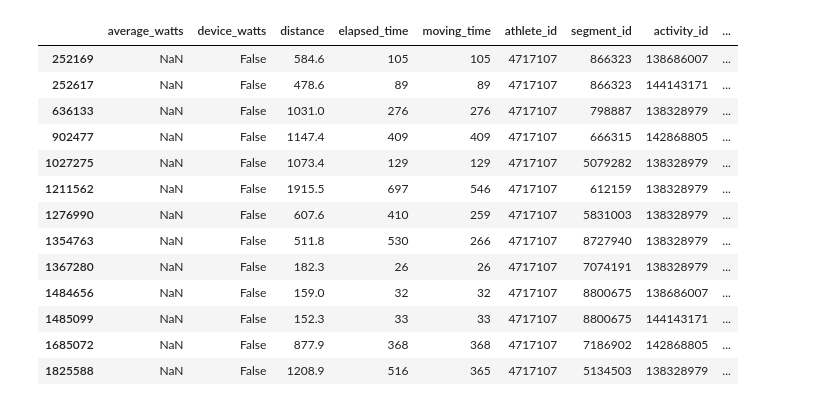
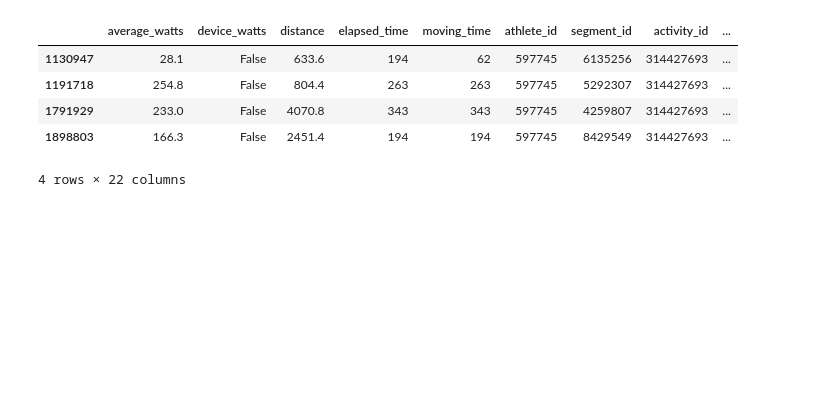
Before and after one commit to Ultramann/Stravaboards, a Jupyter notebook: modeling/model_introspection.ipynb, the cells around one changed output. Drawn from its saved outputs; the diff is of its cells as text; code cells hidden in the pictures; blank space fills up the shorter version.

```diff
--- a/modeling/model_introspection.ipynb
+++ b/modeling/model_introspection.ipynb
@@ -83,20 +101,12 @@ vm.plot_ratings(segment_ratings)
 # %%
-df.query('athlete_id == 4717107')
+df.query('athlete_id == 597745')
 # %% [output]
 |  | average_watts | device_watts | distance | elapsed_time | moving_time | athlete_id | segment_id | activity_id | ... |
-| 252169 | NaN | False | 584.6 | 105 | 105 | 4717107 | 866323 | 138686007 | ... |
-| 252617 | NaN | False | 478.6 | 89 | 89 | 4717107 | 866323 | 144143171 | ... |
-| 636133 | NaN | False | 1031.0 | 276 | 276 | 4717107 | 798887 | 138328979 | ... |
-| 902477 | NaN | False | 1147.4 | 409 | 409 | 4717107 | 666315 | 142868805 | ... |
-| 1027275 | NaN | False | 1073.4 | 129 | 129 | 4717107 | 5079282 | 138328979 | ... |
-| 1211562 | NaN | False | 1915.5 | 697 | 546 | 4717107 | 612159 | 138328979 | ... |
-| 1276990 | NaN | False | 607.6 | 410 | 259 | 4717107 | 5831003 | 138328979 | ... |
-| 1354763 | NaN | False | 511.8 | 530 | 266 | 4717107 | 8727940 | 138328979 | ... |
-| 1367280 | NaN | False | 182.3 | 26 | 26 | 4717107 | 7074191 | 138328979 | ... |
-| 1484656 | NaN | False | 159.0 | 32 | 32 | 4717107 | 8800675 | 138686007 | ... |
-| 1485099 | NaN | False | 152.3 | 33 | 33 | 4717107 | 8800675 | 144143171 | ... |
-| 1685072 | NaN | False | 877.9 | 368 | 368 | 4717107 | 7186902 | 142868805 | ... |
-| 1825588 | NaN | False | 1208.9 | 516 | 365 | 4717107 | 5134503 | 138328979 | ... |
+| 1130947 | 28.1 | False | 633.6 | 194 | 62 | 597745 | 6135256 | 314427693 | ... |
+| 1191718 | 254.8 | False | 804.4 | 263 | 263 | 597745 | 5292307 | 314427693 | ... |
+| 1791929 | 233.0 | False | 4070.8 | 343 | 343 | 597745 | 4259807 | 314427693 | ... |
+| 1898803 | 166.3 | False | 2451.4 | 194 | 194 | 597745 | 8429549 | 314427693 | ... |
+4 rows × 22 columns
 # %%
 df.query('segment_id == 7074191 & average_speed < 2.2')
 # %% [output]
```
Also changed, not shown: parts of 12 cells of this notebook.
